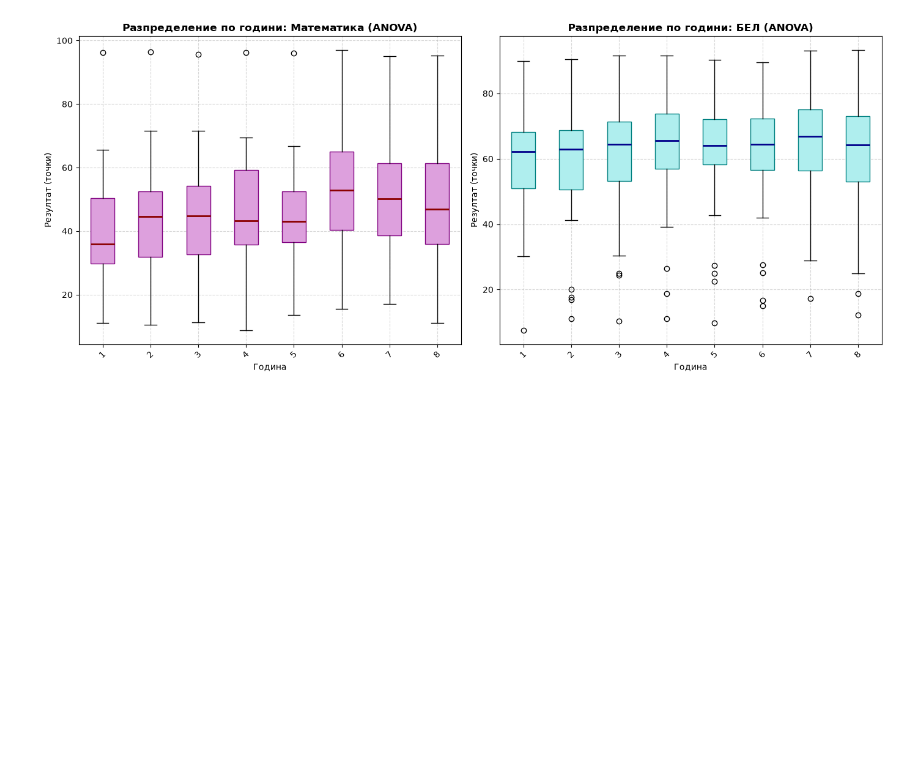
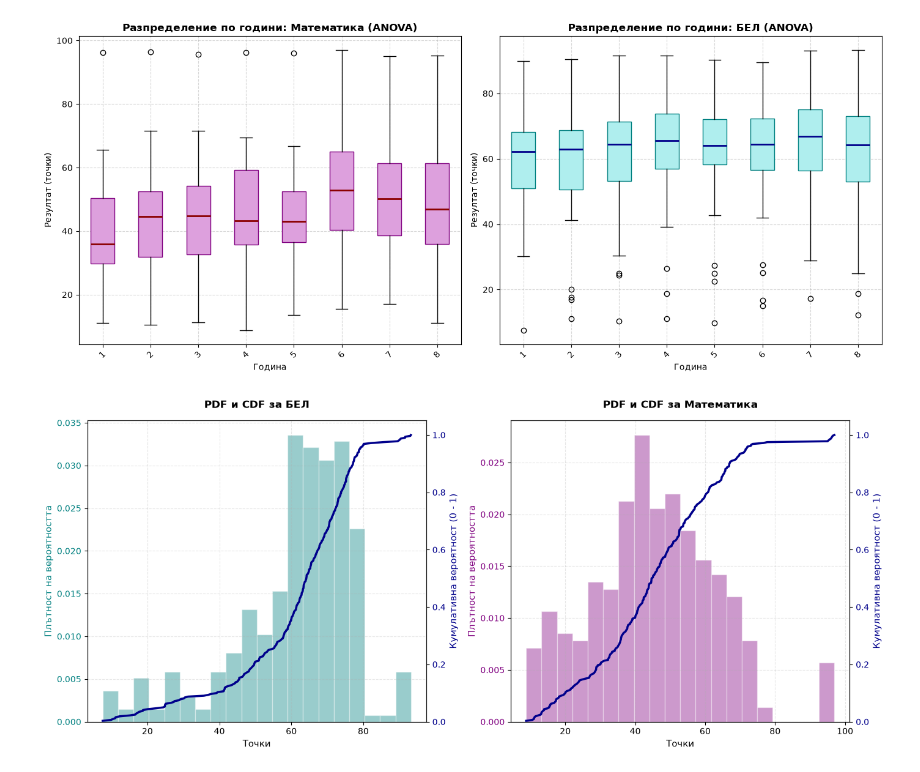
Before and after one commit to MariaDimitrova29/Math-concepts-Exam-project, a Jupyter notebook: varna_schools_analysis.ipynb, the cells around one changed output. Saved outputs shown, nothing was run; the diff lists cells and outputs as text; code cells hidden in the pictures; blank space fills up the shorter version.

```diff
--- a/varna_schools_analysis.ipynb
+++ b/varna_schools_analysis.ipynb
@@ -497,3 +497,40 @@ plt.savefig('anova_years_boxplot.png', dpi=300)
 plt.show()
 # %% [output]
 [figure]
+# %%
+# ==========================================
+# 10. PDF И CDF С ДВЕ ОСИ (Двойно мащабиране)
+# ==========================================
+fig, (ax1_bel, ax1_mat) = plt.subplots(1, 2, figsize=(14, 6))
+
+def plot_dual_pdf_cdf(ax, data, color, title):
+    clean_data = data.dropna().sort_values()
+
+    # Лява ос (AX1): PDF - Плътност (Хистограма)
+    n, bins, patches = ax.hist(clean_data, bins=20, density=True, color=color, alpha=0.4, edgecolor='white', label='PDF (Плътност)')
+    ax.set_xlabel('Точки', fontsize=11)
+    ax.set_ylabel('Плътност на вероятността', fontsize=11, color=color)
+    ax.tick_params(axis='y', labelcolor=color)
+    ax.grid(True, linestyle='--', alpha=0.3)
+
+    # Дясна ос (AX2): CDF - Кумулативно разпределение (0 до 1)
+    ax2 = ax.twinx()
+    cdf_vals = np.arange(1, len(clean_data) + 1) / len(clean_data)
+    ax2.plot(clean_data, cdf_vals, color='darkblue', linewidth=2.5, label='CDF (Кумулативна)')
+    ax2.set_ylabel('Кумулативна вероятност (0 - 1)', fontsize=11, color='darkblue')
+    ax2.tick_params(axis='y', labelcolor='darkblue')
+    ax2.set_ylim(0, 1.05)
+
+    ax.set_title(title, fontsize=12, fontweight='bold', pad=15)
+
+# Рисуваме за БЕЛ
+plot_dual_pdf_cdf(ax1_bel, df['БЕЛ'], 'teal', 'PDF и CDF за БЕЛ')
+
+# Рисуваме за Математика
+plot_dual_pdf_cdf(ax1_mat, df['МАТ'], 'purple', 'PDF и CDF за Математика')
+
+plt.tight_layout()
+plt.savefig('pdf_cdf_dual_axis.png', dpi=300)
+plt.show()
+# %% [output]
+[figure, added]
```
Also changed, not shown: parts of 2 cells of this notebook.
